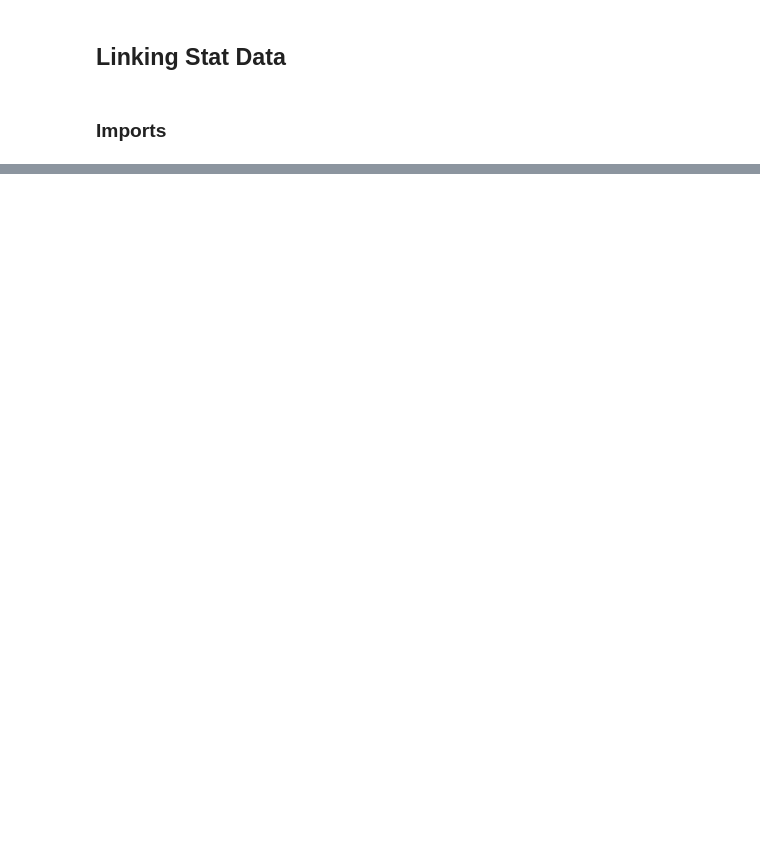
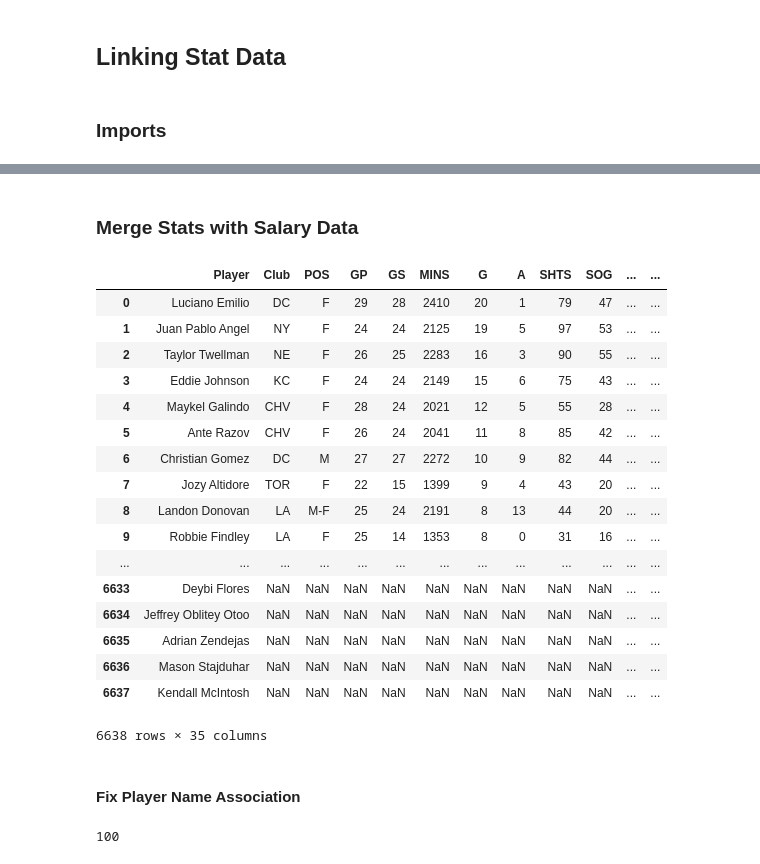
Before and after one commit to cneiderer/Class_Projects, a Jupyter notebook: Project_2/LinkingStats.ipynb, the cells around one changed output, grey strips where cells are left out. Drawn from its saved outputs; the diff is of its cells as text; code cells hidden in the pictures; blank space fills up the shorter version.

```diff
--- a/Project_2/LinkingStats.ipynb
+++ b/Project_2/LinkingStats.ipynb
@@ -188,0 +97,4 @@ salary_df = subset_on_latest_salary_release_date(salary_df)
+# %%
+# Convert Salary Columns
+salary_df['Base Salary'] = salary_df['Base Salary'].map(lambda x: convert_money(x))
+salary_df['Guaranteed Compensation'] = salary_df['Guaranteed Compensation'].map(lambda x: convert_money(x))
@@ -188,0 +106,36 @@ salary_df = subset_on_latest_salary_release_date(salary_df)
+# %%
+def subset_latest(salary_df):
+    new_df = pd.DataFrame()
+    for year in np.unique(salary_df['Year']):
+        max_date = max(salary_df[salary_df['Year'] == year]['Date'])
+        subset_df = salary_df[salary_df['Date'] == max_date]
+        new_df = pd.concat([new_df, subset_df], axis=0, ignore_index=True)
+    return new_df
+# %%
+salary_df = subset_latest(salary_df)
+# %% [markdown]
+### Merge Stats with Salary Data
+# %%
+cols = ['Year', 'Player']
+df = pd.merge(merged_df, salary_df, how='outer', left_on=cols, right_on=cols, suffixes=['', '_Dup'])
+# %%
+df
+# %% [output]
+|  | Player | Club | POS | GP | GS | MINS | G | A | SHTS | SOG | ... | ... |
+| 0 | Luciano Emilio | DC | F | 29 | 28 | 2410 | 20 | 1 | 79 | 47 | ... | ... |
+| 1 | Juan Pablo Angel | NY | F | 24 | 24 | 2125 | 19 | 5 | 97 | 53 | ... | ... |
+| 2 | Taylor Twellman | NE | F | 26 | 25 | 2283 | 16 | 3 | 90 | 55 | ... | ... |
+| 3 | Eddie Johnson | KC | F | 24 | 24 | 2149 | 15 | 6 | 75 | 43 | ... | ... |
+| 4 | Maykel Galindo | CHV | F | 28 | 24 | 2021 | 12 | 5 | 55 | 28 | ... | ... |
+| 5 | Ante Razov | CHV | F | 26 | 24 | 2041 | 11 | 8 | 85 | 42 | ... | ... |
+| 6 | Christian Gomez | DC | M | 27 | 27 | 2272 | 10 | 9 | 82 | 44 | ... | ... |
+| 7 | Jozy Altidore | TOR | F | 22 | 15 | 1399 | 9 | 4 | 43 | 20 | ... | ... |
+| 8 | Landon Donovan | LA | M-F | 25 | 24 | 2191 | 8 | 13 | 44 | 20 | ... | ... |
+| 9 | Robbie Findley | LA | F | 25 | 14 | 1353 | 8 | 0 | 31 | 16 | ... | ... |
+| ... | ... | ... | ... | ... | ... | ... | ... | ... | ... | ... | ... | ... |
+| 6633 | Deybi Flores | NaN | NaN | NaN | NaN | NaN | NaN | NaN | NaN | NaN | ... | ... |
+| 6634 | Jeffrey Oblitey Otoo | NaN | NaN | NaN | NaN | NaN | NaN | NaN | NaN | NaN | ... | ... |
+| 6635 | Adrian Zendejas | NaN | NaN | NaN | NaN | NaN | NaN | NaN | NaN | NaN | ... | ... |
+| 6636 | Mason Stajduhar | NaN | NaN | NaN | NaN | NaN | NaN | NaN | NaN | NaN | ... | ... |
+| 6637 | Kendall McIntosh | NaN | NaN | NaN | NaN | NaN | NaN | NaN | NaN | NaN | ... | ... |
+6638 rows × 35 columns
@@ -188,0 +144,2 @@ salary_df = subset_on_latest_salary_release_date(salary_df)
+# %% [markdown]
+#### Fix Player Name Association
@@ -188,0 +148,4 @@ salary_df = subset_on_latest_salary_release_date(salary_df)
+# %%
+fwuzz.fuzz.ratio('Testing FuzzyWuzzy', 'Testing FuzzyWuzzy')
+# %% [output]
+100
```
Also changed, not shown: parts of 44 cells of this notebook, 2 other files.
